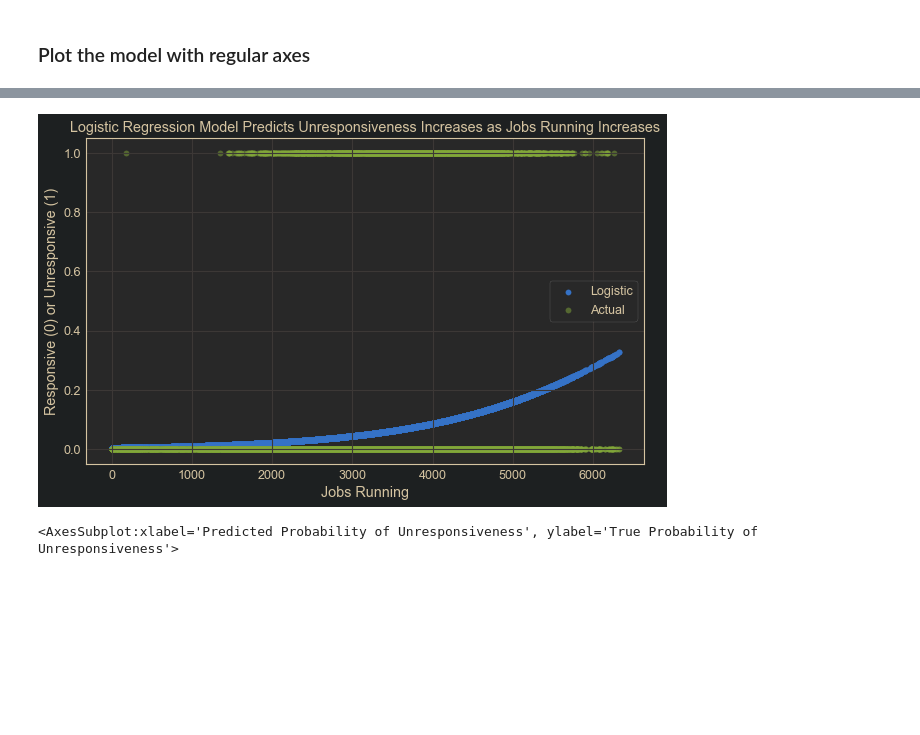
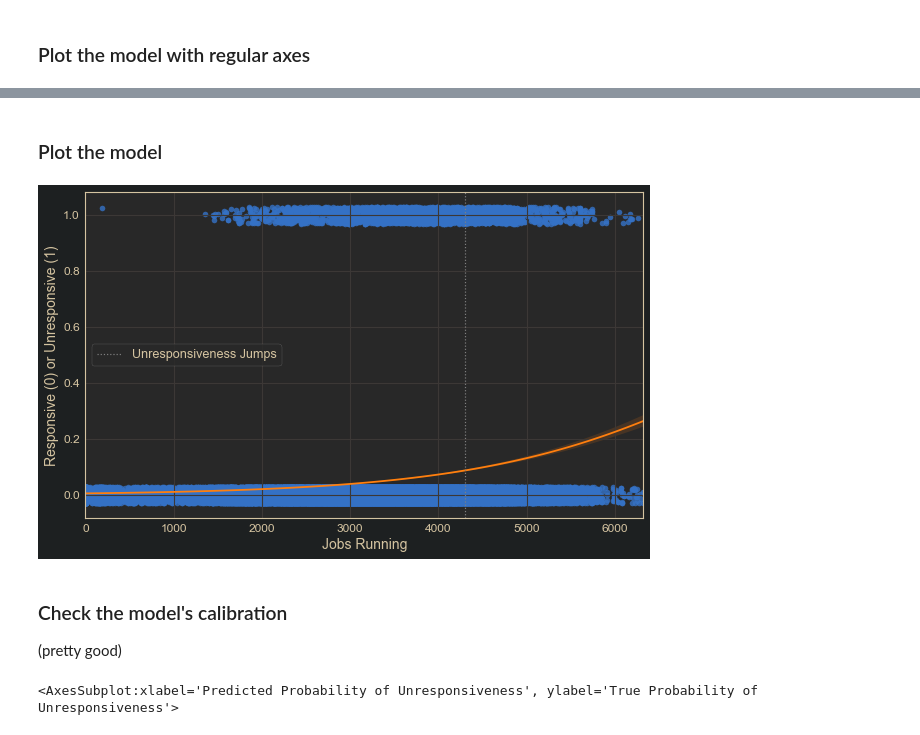
Before and after one commit to jrioross/accre-data-nerds, a Jupyter notebook: notebooks/jrr_03_model_refined.ipynb, the cells around one changed output, grey strips where cells are left out. Saved outputs shown, nothing was run; the diff lists cells and outputs as text; code cells hidden in the pictures; blank space fills up the shorter version.

```diff
--- a/notebooks/jrr_03_model_refined.ipynb
+++ b/notebooks/jrr_03_model_refined.ipynb
@@ -379,23 +301,32 @@ Covariance Type:            nonrobust
 
 Base AIC: 25029.605438244926
 Logistic AIC: 23985.596801141226
-# %%
-fig, ax = plt.subplots(figsize = (10,6))
-
-x = slurm_testing_JOBSRUNNING['JOBSRUNNINGBEGIN']
-y_logistic = logistic(x = x, a = -5.1497, b =0.0007)
-plt.scatter(x, y_logistic, label = 'Logistic')
-
-x = slurm_testing_JOBSRUNNING['JOBSRUNNINGBEGIN']
-y = slurm_testing_JOBSRUNNING['UNRESPONSIVE'].astype('int')
-plt.scatter(x, y, label = 'Actual', alpha = 0.5)
-#ax.axhline(0.5)
-plt.legend()
-plt.title("Logistic Regression Model Predicts Unresponsiveness Increases as Jobs Running Increases")
-plt.ylabel("Responsive (0) or Unresponsive (1)")
-plt.xlabel("Jobs Running");
-# %% [output]
-[figure, removed]
+# %% [markdown]
+### Plot the model
+# %%
+fontsize = 14
+
+fig, ax = plt.subplots(figsize = (10, 6))
+sns.regplot(x = 'JOBSRUNNINGBEGIN',
+            y = slurm_testing_JOBSRUNNING['UNRESPONSIVE'].astype('int'),
+            data = slurm_testing_JOBSRUNNING,
+            logistic = True,
+            line_kws = {"color": "#FF7F0E"},
+            y_jitter = 0.03,
+            ax = ax
+)
+ax.axvline(x = 4300, color = 'gray', linestyle = ':', label = 'Unresponsiveness Jumps')
+plt.legend()
+plt.ylabel("Responsive (0) or Unresponsive (1)", fontsize = fontsize)
+plt.yticks(fontsize = fontsize - 2)
+plt.xticks(fontsize = fontsize - 2)
+plt.xlabel("Jobs Running", fontsize = fontsize);
+plt.savefig('../images/jobs_running_logreg.png', dpi = 600)
+# %% [output]
+[figure, added]
+# %% [markdown]
+### Check the model's calibration
+(pretty good)
 # %%
 prob_true, prob_pred = sklearn.calibration.calibration_curve(
                                 slurm_testing_JOBSRUNNING['UNRESPONSIVE'].astype('int'),
```
Also changed, not shown: parts of 58 cells of this notebook, 1 other file.
